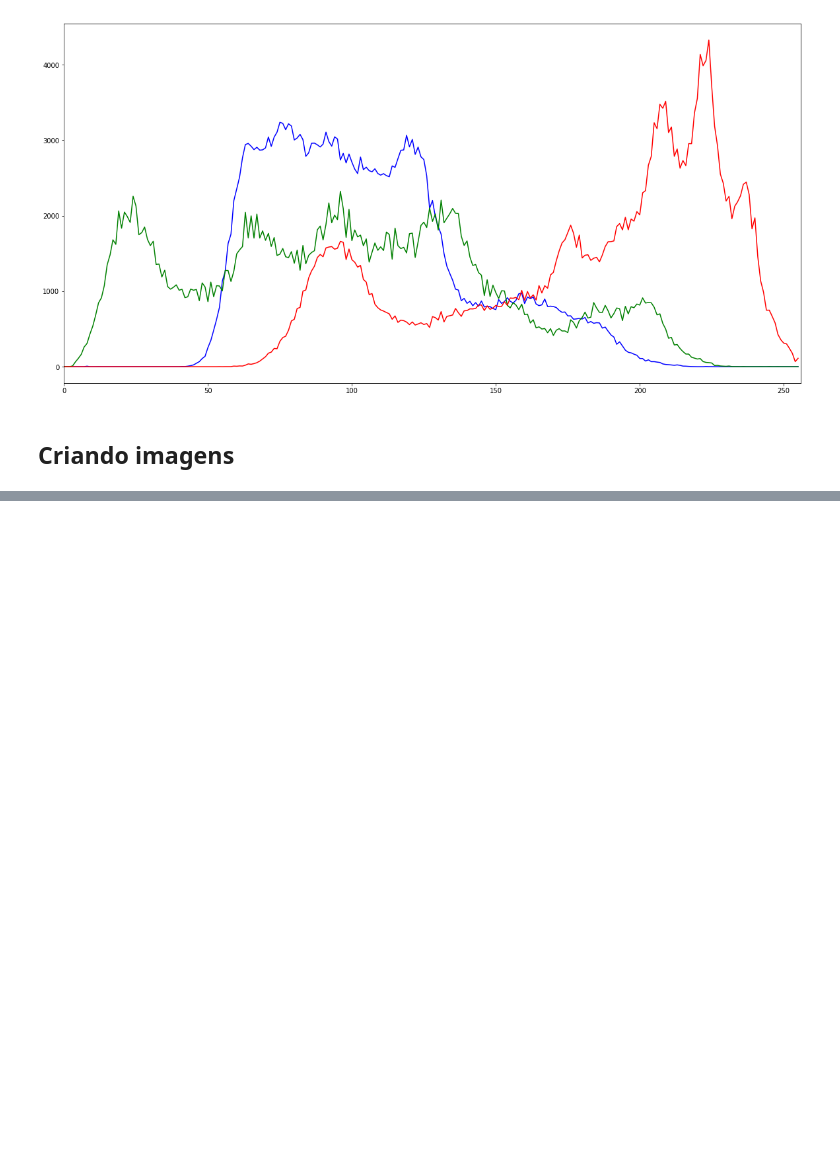
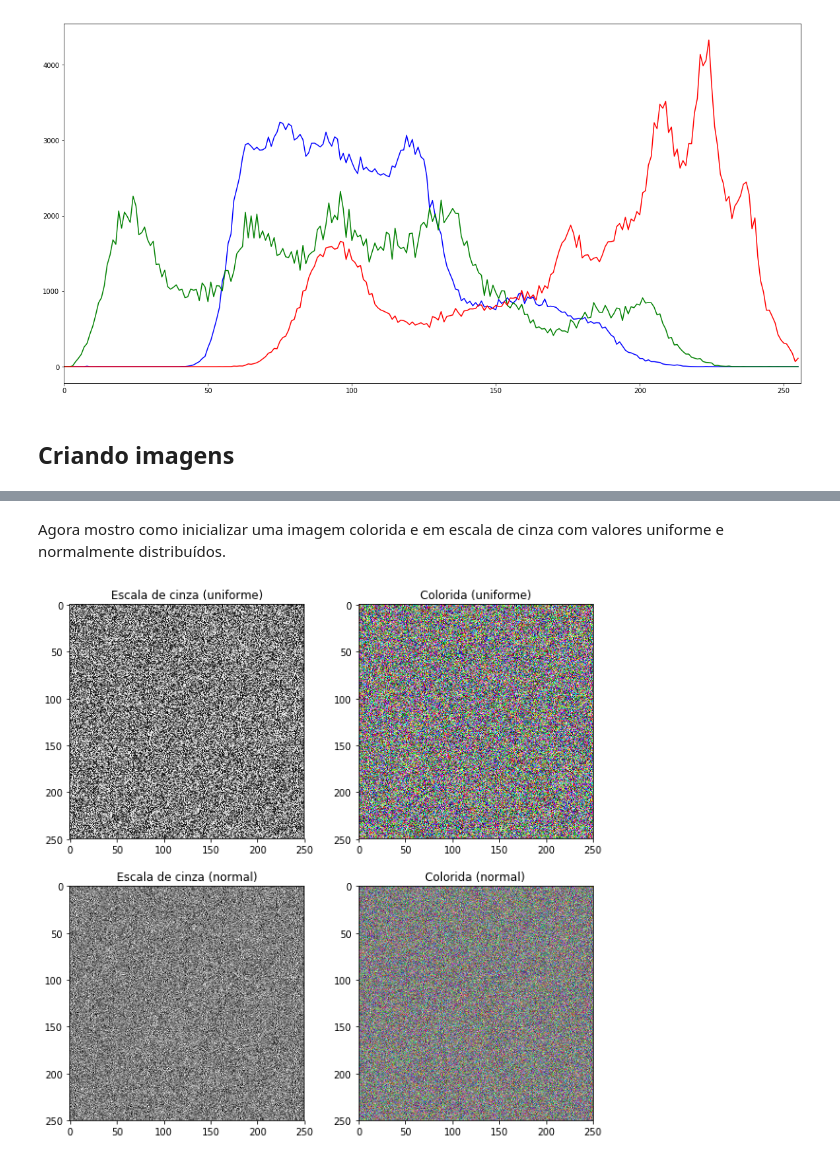
Before and after one commit to latived/pdi, a Jupyter notebook: notebooks/02_001_Intro.ipynb, the cells around one changed output, grey strips where cells are left out. Saved outputs shown, nothing was run; the diff lists cells and outputs as text; code cells hidden in the pictures; blank space fills up the shorter version.

```diff
--- a/notebooks/02_001_Intro.ipynb
+++ b/notebooks/02_001_Intro.ipynb
@@ -84,0 +102,35 @@ plt.show()
+# %% [markdown]
+Agora mostro como inicializar uma imagem colorida e em escala de cinza com valores uniforme e normalmente distribuídos.
+# %%
+# Criando imagem em escala de cinza
+imgg_u = np.ones((250, 250), dtype=np.uint8)
+cv.randu(imgg_u, 0, 255)
+# Agora criando a imagem colorida
+imgc_u = np.ones((250, 250, 3), dtype=np.uint8)  # Note o valor '3', que indica que a imagem tem três canais.
+bgr = cv.split(imgc_u)
+# Necessário setar os valores aleatórios em cada canal separadamente
+cv.randu(bgr[0], 0, 255)
+cv.randu(bgr[1], 0, 255)
+cv.randu(bgr[2], 0, 255)
+imgc_u = cv.merge(bgr)
+# Mesma coisa, porém usando valores normalmente distribuídos
+imgg_n = np.ones((250, 250), dtype=np.uint8)
+cv.randn(imgg_n, 127, 40)
+# Colorida
+imgc_n = np.ones((250, 250, 3), dtype=np.uint8)
+bgr = cv.split(imgc_n)
+cv.randn(bgr[0], 127, 40)
+cv.randn(bgr[1], 127, 40)
+cv.randn(bgr[2], 127, 40)
+imgc_n = cv.merge(bgr)
+# Plotando as 4 imagens
+plt.rcParams['figure.figsize'] = [10, 10]
+plt.subplot(221), plt.title('Escala de cinza (uniforme)'), plt.imshow(imgg_u, 'gray')
+plt.subplot(222), plt.title('Colorida (uniforme)'), plt.imshow(imgc_u)
+plt.subplot(223), plt.title('Escala de cinza (normal)'), plt.imshow(imgg_n, 'gray')
+plt.subplot(224), plt.title('Colorida (normal)'), plt.imshow(imgc_n)
+plt.show()
+# As imagens coloridas passadas acima estão como 'bgr', do jeito que o opencv quer,
+# mas aqui, como exemplo, não importa qual canal é qual.
+# %% [output]
+[figure, added]
```
Also changed, not shown: parts of 14 cells of this notebook.
